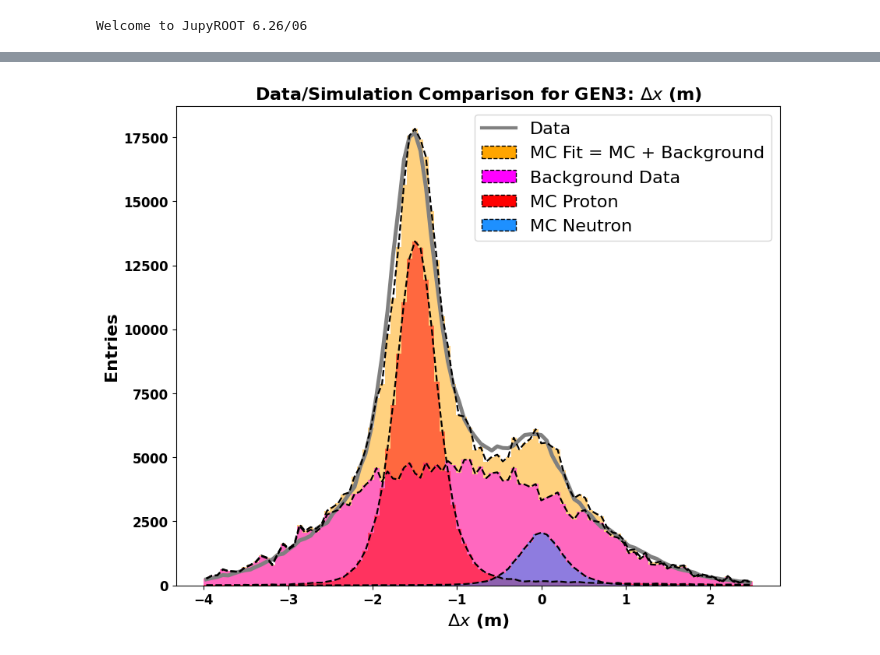
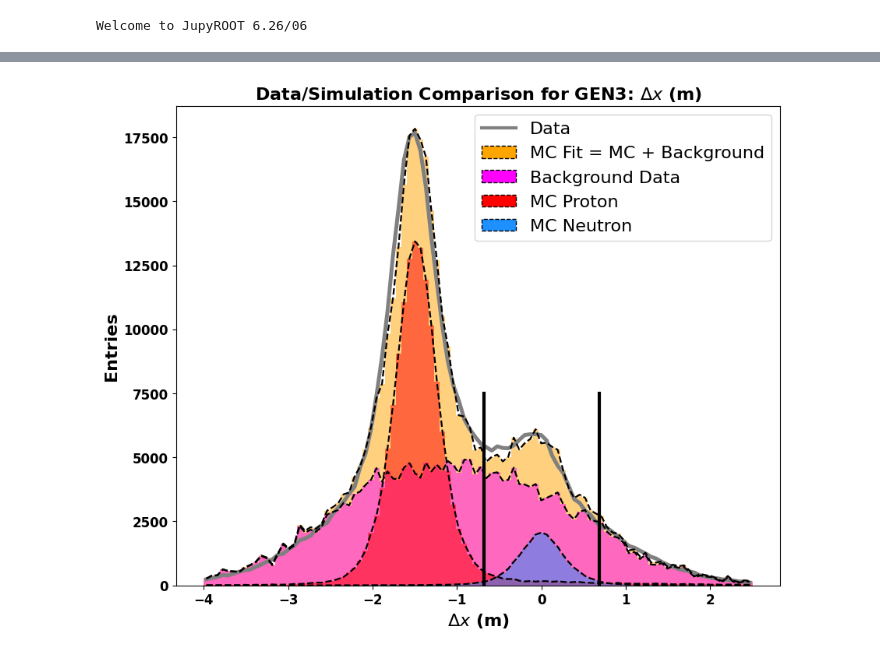
Before and after one commit to hp4xz/GEnAnalysis, a Jupyter notebook: analysis/fitdx.ipynb, the cells around one changed output, grey strips where cells are left out. Cells and saved outputs as stored; diff of their text form; code cells hidden in the pictures.

```diff
--- a/analysis/fitdx.ipynb
+++ b/analysis/fitdx.ipynb
@@ -265,3 +265,5 @@ def asymmetrySIMFIT(config):
     return Function_HIST2NP(hdx_data_plot), Function_HIST2NP(hdx_bg_plot),Function_HIST2NP(hdx_total_fit_plot),Function_HIST2NP(hdx_sim_p_plot),Function_HIST2NP(hdx_sim_n_plot)
 # %%
 config="3"
+# %%
+save=asymmetrySIMFIT(config)
@@ -268,2 +287,2 @@ config="3"
 # %%
-data,bgHist,totalHist,simpHist,simnHist = asymmetrySIMFIT(config)
+data,bgHist,totalHist,simpHist,simnHist = save
@@ -320,33 +330,33 @@ plt.plot(bin_centers, bin_contents,'--',color='black',linewidth=lw)
 
 
 #____________Simulated Neutron______________________________________________________________________________
 bin_centers,bin_contents=simnHist
 plt.bar(bin_centers, bin_contents, width=(bin_centers[1] - bin_centers[0]), align='center', alpha=0.5,color="dodgerblue",label="MC Neutron")
 plt.plot(bin_centers, bin_contents,'--',color='black',linewidth=lw)
 #___________________________________________________________________________________________________________
 
 from matplotlib.lines import Line2D
 from matplotlib.patches import Patch
 #_________________Special Legend Including Dotted Black Border______________________________________________
 a=1
 legend_elements = [
     Line2D([0], [0], color='grey', linewidth=3, linestyle='-', label='Data'),
     Patch(facecolor='orange', edgecolor='black', linestyle='--', label='MC Fit = MC + Background', alpha=a),
     Patch(facecolor='magenta', edgecolor='black', linestyle='--', label='Background Data', alpha=a),
     Patch(facecolor='red', edgecolor='black', linestyle='--', label='MC Proton', alpha=a),
     Patch(facecolor='dodgerblue', edgecolor='black', linestyle='--', label='MC Neutron', alpha=a)
 ]
 #___________________________________________________________________________________________________________
-
-
+plt.axvline(mean - 2.5 * stddev, color='black', linewidth=3,ymax=.4, label=r'$\mu - 3\sigma$')
+plt.axvline(mean + 2.5 * stddev, color='black', linewidth=3,ymax=.4, label=r'$\mu + 3\sigma$')
 
 plt.title(r'Data/Simulation Comparison for GEN3: $\Delta x$ (m)',fontsize=fs,fontweight=fw)
 plt.legend(handles=legend_elements,loc='upper right',fontsize=fs)
 plt.xticks(fontsize=fs-4, fontweight=fw)
 plt.yticks(fontsize=fs-4, fontweight=fw)
 plt.xlabel(r'$\Delta x$ (m)',fontsize=fs,fontweight=fw)
 plt.ylabel('Entries',fontsize=fs,fontweight=fw)
 plt.savefig(f'../plots/DataSim{config}.png')
 plt.show()
 # %% [output]
-[figure, old version]
+[figure, new version]
```
Also changed, not shown: parts of 7 cells of this notebook, 2 other files.
